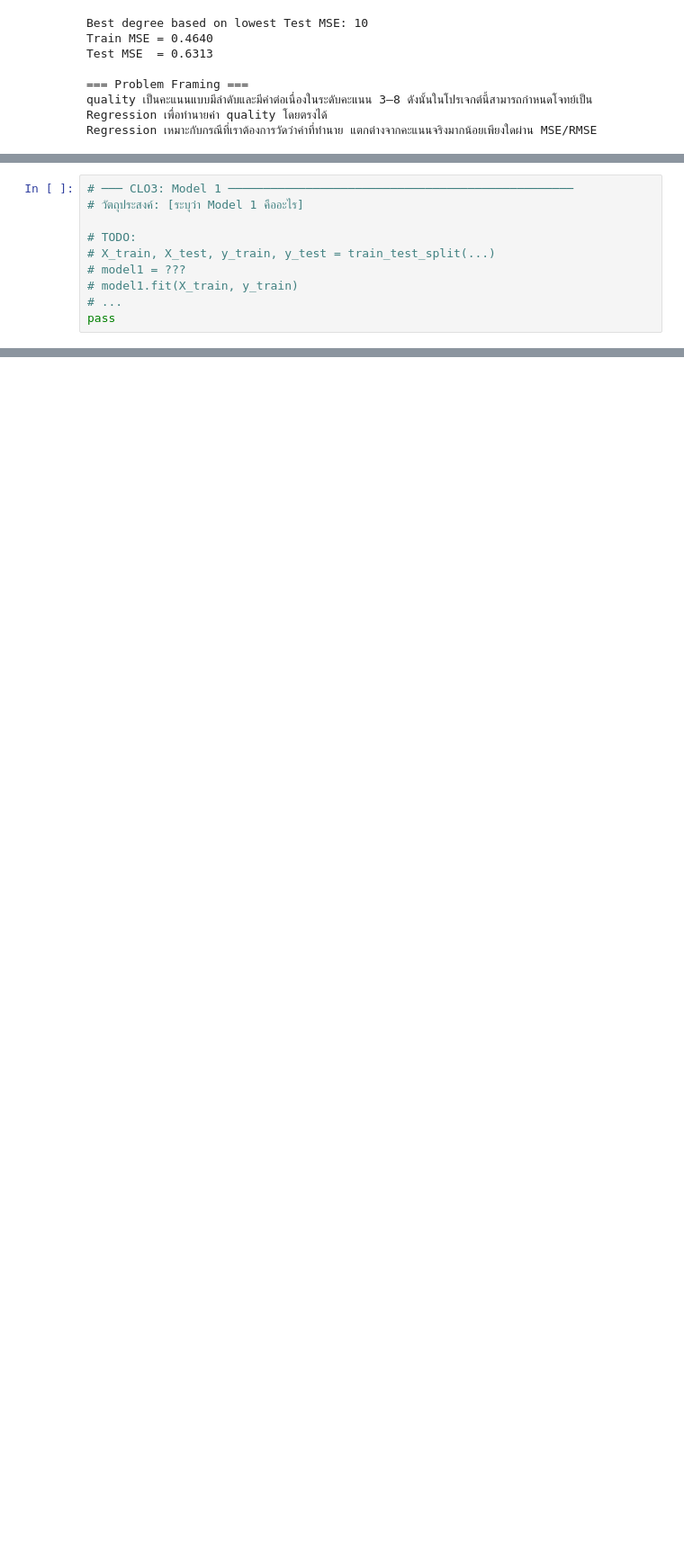
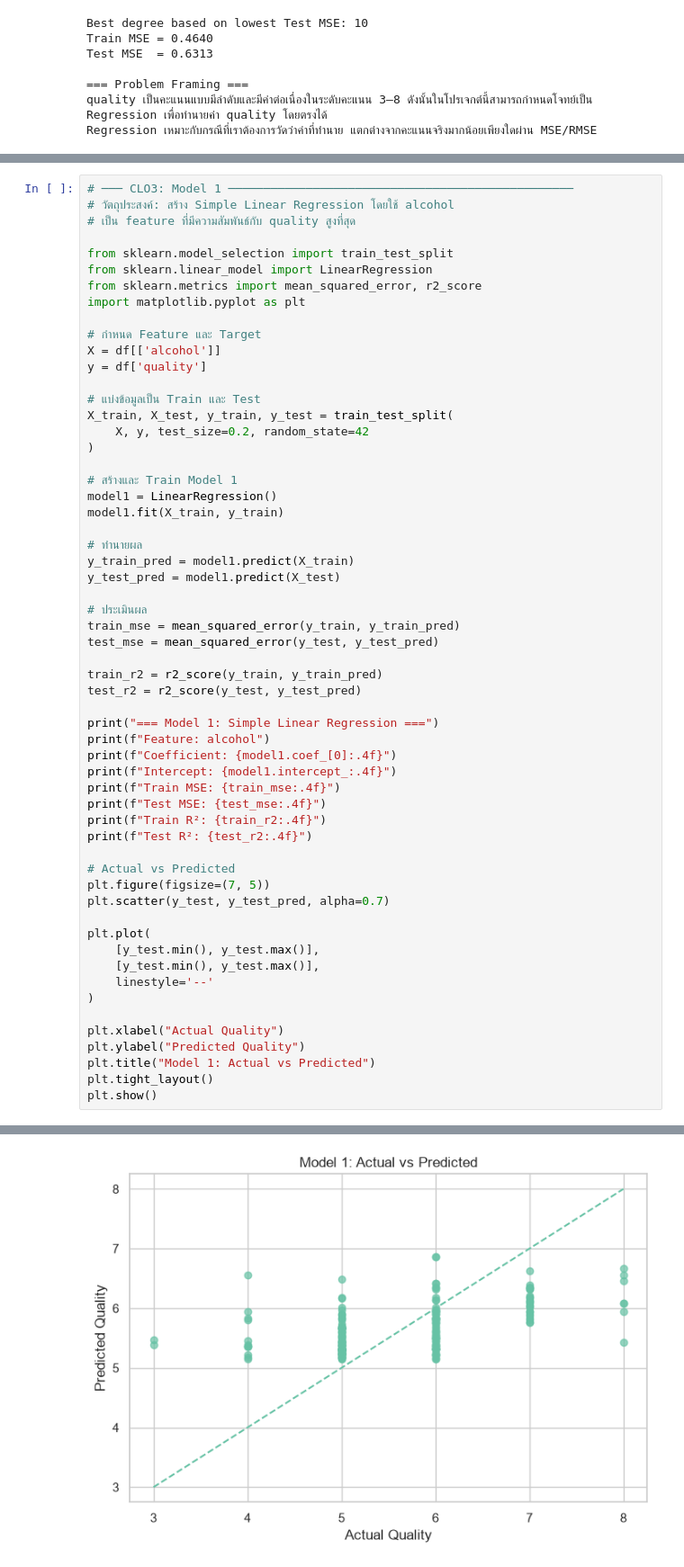
Before and after one commit to kitipong68-liang/ds-math-project-wineqt, a Jupyter notebook: lab15_Project_WineQualityPrediction.ipynb, the cells around one changed output, grey strips where cells are left out. Shown at 90% size. Cells and saved outputs as stored; diff of their text form; blank space fills up the shorter version.

Commit message:
complete model selection and data story

```diff
--- a/lab15_Project_WineQualityPrediction.ipynb
+++ b/lab15_Project_WineQualityPrediction.ipynb
@@ -791,11 +791,60 @@ Regression เหมาะกับกรณีที่เราต้องก
 **Dataset ของกลุ่มเหมาะกับ:** ⬜ Regression  ⬜ Classification
 # %%
 # ─── CLO3: Model 1 ─────────────────────────────────────────────────
-# วัตถุประสงค์: [ระบุว่า Model 1 คืออะไร]
+# วัตถุประสงค์: สร้าง Simple Linear Regression โดยใช้ alcohol
+# เป็น feature ที่มีความสัมพันธ์กับ quality สูงที่สุด
 
-# TODO:
-# X_train, X_test, y_train, y_test = train_test_split(...)
-# model1 = ???
-# model1.fit(X_train, y_train)
-# ...
-pass
+from sklearn.model_selection import train_test_split
+from sklearn.linear_model import LinearRegression
+from sklearn.metrics import mean_squared_error, r2_score
+import matplotlib.pyplot as plt
+
+# กำหนด Feature และ Target
+X = df[['alcohol']]
+y = df['quality']
+
+# แบ่งข้อมูลเป็น Train และ Test
+X_train, X_test, y_train, y_test = train_test_split(
+    X, y, test_size=0.2, random_state=42
+)
+
+# สร้างและ Train Model 1
+model1 = LinearRegression()
+model1.fit(X_train, y_train)
+
+# ทำนายผล
+y_train_pred = model1.predict(X_train)
+y_test_pred = model1.predict(X_test)
+
+# ประเมินผล
+train_mse = mean_squared_error(y_train, y_train_pred)
+test_mse = mean_squared_error(y_test, y_test_pred)
+
+train_r2 = r2_score(y_train, y_train_pred)
+test_r2 = r2_score(y_test, y_test_pred)
+
+print("=== Model 1: Simple Linear Regression ===")
+print(f"Feature: alcohol")
+print(f"Coefficient: {model1.coef_[0]:.4f}")
+print(f"Intercept: {model1.intercept_:.4f}")
+print(f"Train MSE: {train_mse:.4f}")
+print(f"Test MSE: {test_mse:.4f}")
+print(f"Train R²: {train_r2:.4f}")
+print(f"Test R²: {test_r2:.4f}")
+
+# Actual vs Predicted
+plt.figure(figsize=(7, 5))
+plt.scatter(y_test, y_test_pred, alpha=0.7)
+
+plt.plot(
+    [y_test.min(), y_test.max()],
+    [y_test.min(), y_test.max()],
+    linestyle='--'
+)
+
+plt.xlabel("Actual Quality")
+plt.ylabel("Predicted Quality")
+plt.title("Model 1: Actual vs Predicted")
+plt.tight_layout()
+plt.show()
+# %% [output]
@@ -802,2 +859,3 @@ pass
+[figure, added]
 # %%
 # ─── CLO3: Model 2 ─────────────────────────────────────────────────
```
Also changed, not shown: parts of 7 cells of this notebook.
